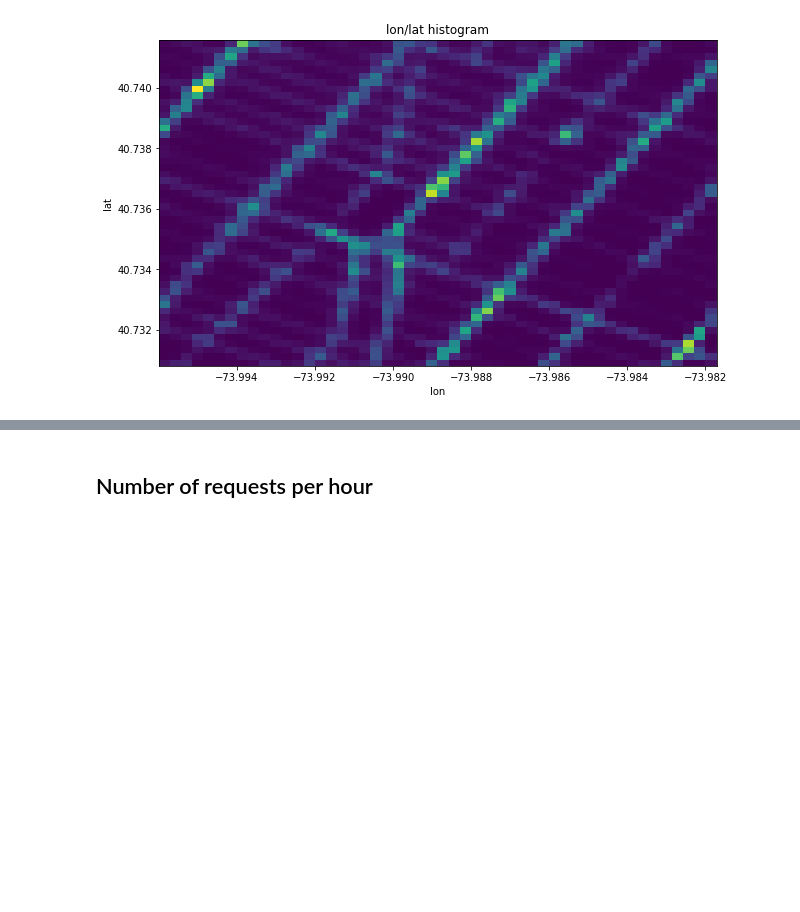
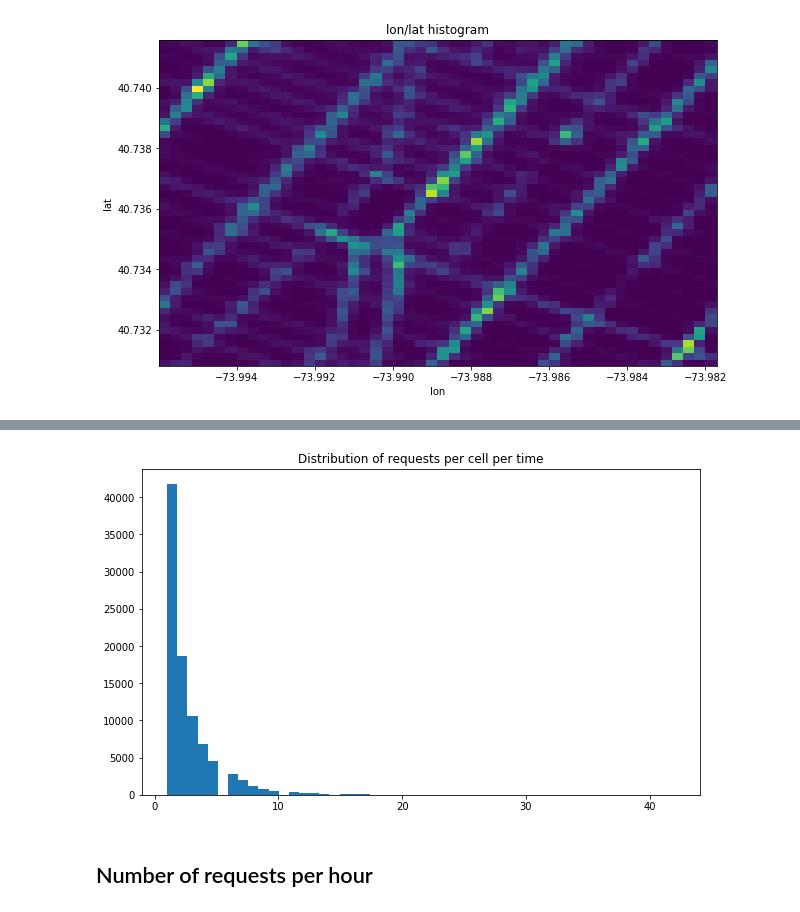
Before and after one commit to sash-ko/ai-transportation, a Jupyter notebook: cnn_demand_model/Baselines.ipynb, the cells around one changed output, grey strips where cells are left out. Drawn from its saved outputs; the diff is of its cells as text; code cells hidden in the pictures; blank space fills up the shorter version.

```diff
--- a/cnn_demand_model/Baselines.ipynb
+++ b/cnn_demand_model/Baselines.ipynb
@@ -134,2 +161,9 @@ plt.subplots_adjust(wspace=0, hspace=0.1)
+# %%
+plt.figure(figsize=(10, 6))
+
+plt.title('Distribution of requests per cell per time step')
+plt.hist(demand_data.groupby(['datetime', 'cell']).cell.count(), bins=50);
+# %% [output]
+[figure, added]
 # %% [markdown]
 ## Number of requests per hour
```
Also changed, not shown: parts of 11 cells of this notebook.
